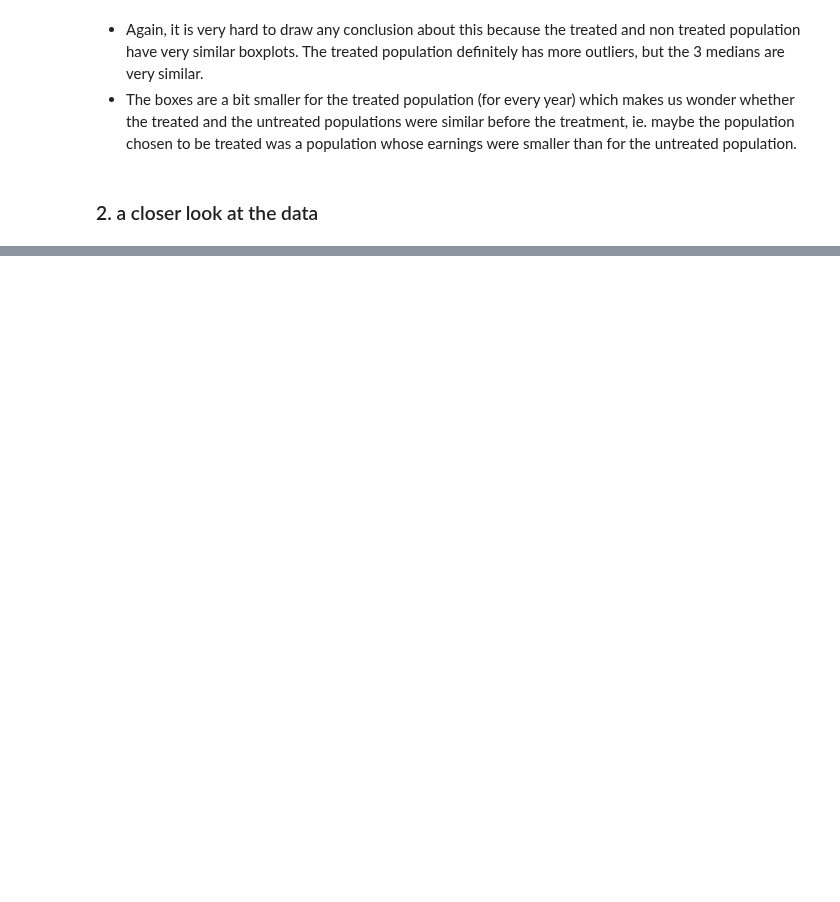
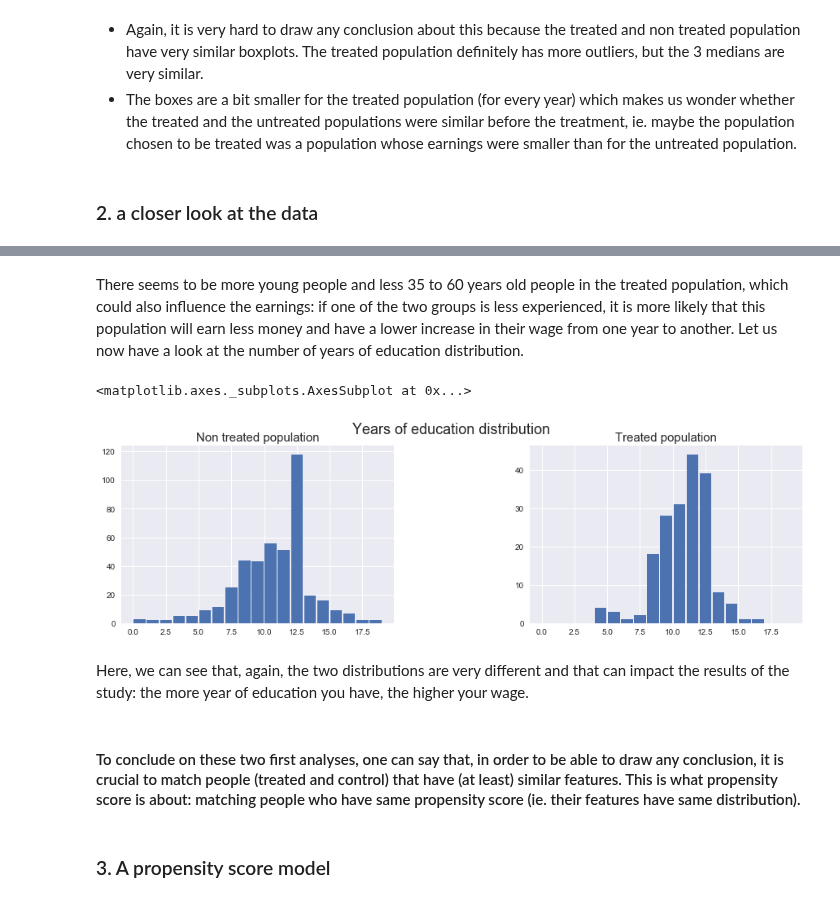
Before and after one commit to adamkozak/ADA2017-project, a Jupyter notebook: Homework/04 - Applied ML/Homework 4.ipynb, the cells around one changed output, grey strips where cells are left out. Saved outputs shown, nothing was run; the diff lists cells and outputs as text; code cells hidden in the pictures; blank space fills up the shorter version.

```diff
--- a/Homework/04 - Applied ML/Homework 4.ipynb
+++ b/Homework/04 - Applied ML/Homework 4.ipynb
@@ -179,0 +231,32 @@ sns.boxplot( df.loc[df.treat==1].loc[df.earning!=0].year, df.loc[df.treat==1].lo
+# %% [markdown]
+There seems to be more young people and less 35 to 60 years old people in the treated population, which could also influence the earnings: if one of the two groups is less experienced, it is more likely that this population will earn less money and have a lower increase in their wage from one year to another. Let us now have a look at the number of years of education distribution.
+# %%
+# Create a figure with 2 subplots and set the title
+fig, ax = plt.subplots(figsize=(15,4), ncols=2, nrows=1)
+plt.suptitle("Years of education distribution", fontsize=18)
+fig.xticks=[0,1,2,3,4,5,6,7,8,9,10,11,12,13,14,15,16,17,18,19]
+
+# Adjust the sub plots parameters
+wspace =  0.5 # the amount of width reserved for white space between subplots
+
+plt.subplots_adjust(
+  wspace  =  wspace
+)
+
+
+# Set a title to each graph
+
+ax[0].set_title("Non treated population", fontsize=15)
+ax[1].set_title("Treated population", fontsize=15)
+
+Lalonde_df.loc[Lalonde_df.treat==0].educ.hist(bins=list(range(0,20,1)), rwidth=0.9, ax=ax[0])
+Lalonde_df.loc[Lalonde_df.treat==1].educ.hist(bins=list(range(0,20,1)), rwidth=0.9, ax=ax[1])
+# %% [output]
+<matplotlib.axes._subplots.AxesSubplot at 0x...>
+[figure, added]
+# %% [markdown]
+Here, we can see that, again, the two distributions are very different and that can impact the results of the study: the more year of education you have, the higher your wage.
+# %% [markdown]
+#### To conclude on these two first analyses, one can say that, in order to be able to draw any conclusion, it is crucial to match people (treated and control) that have (at least) similar features. This is what propensity score is about: matching people who have same propensity score (ie. their features have same distribution).
+# %% [markdown]
+### 3. A propensity score model
```
Also changed, not shown: parts of 6 cells of this notebook.
